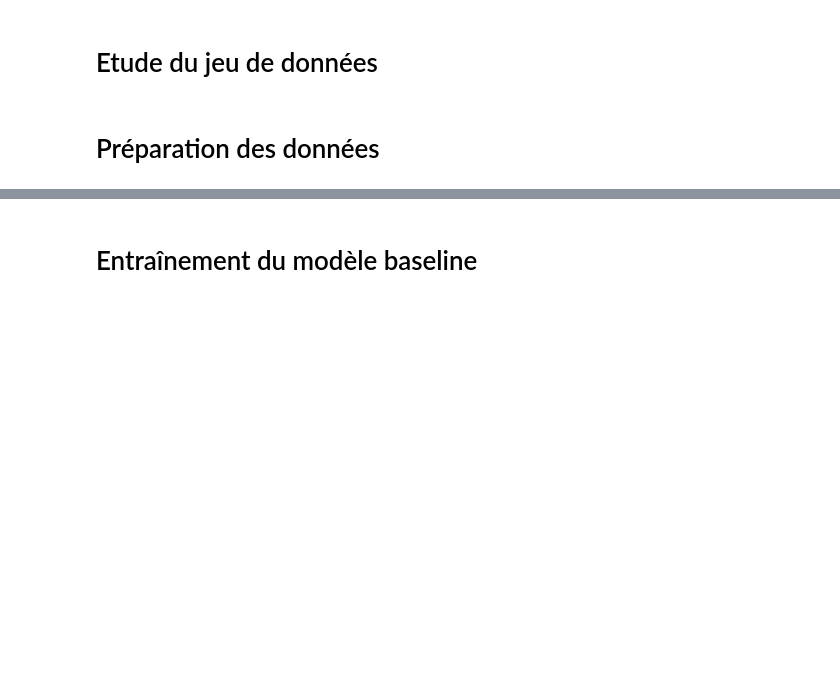
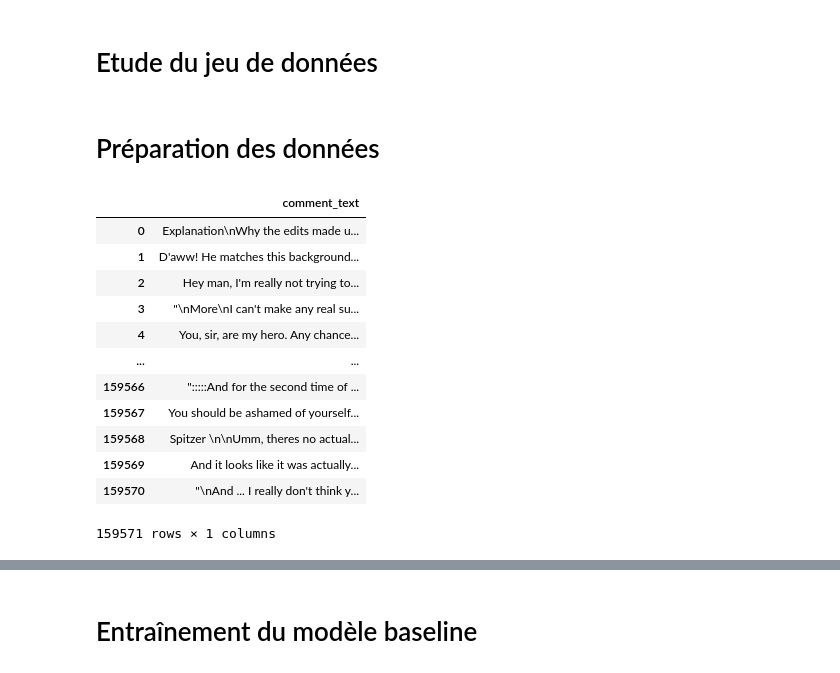
Before and after one commit to cc-ca/commentaires_toxiques, a Jupyter notebook: Copie_de_Classification_commentaires_toxiques.ipynb, the cells around one changed output, grey strips where cells are left out. Drawn from its saved outputs; the diff is of its cells as text; code cells hidden in the pictures; blank space fills up the shorter version.

```diff
--- a/Copie_de_Classification_commentaires_toxiques.ipynb
+++ b/Copie_de_Classification_commentaires_toxiques.ipynb
@@ -36,0 +74,23 @@ data.head()
+# %%
+data = data.drop(columns=['id'])
+data = data.drop(columns=['toxic'])
+data = data.drop(columns=['severe_toxic'])
+data = data.drop(columns=['obscene'])
+data = data.drop(columns=['threat'])
+data = data.drop(columns=['insult'])
+data = data.drop(columns=['identity_hate'])
+data
+# %% [output]
+|  | comment_text |
+| 0 | Explanation\nWhy the edits made u... |
+| 1 | D'aww! He matches this background... |
+| 2 | Hey man, I'm really not trying to... |
+| 3 | "\nMore\nI can't make any real su... |
+| 4 | You, sir, are my hero. Any chance... |
+| ... | ... |
+| 159566 | ":::::And for the second time of ... |
+| 159567 | You should be ashamed of yourself... |
+| 159568 | Spitzer \n\nUmm, theres no actual... |
+| 159569 | And it looks like it was actually... |
+| 159570 | "\nAnd ... I really don't think y... |
+159571 rows × 1 columns
```
Also changed, not shown: parts of 10 cells of this notebook.
